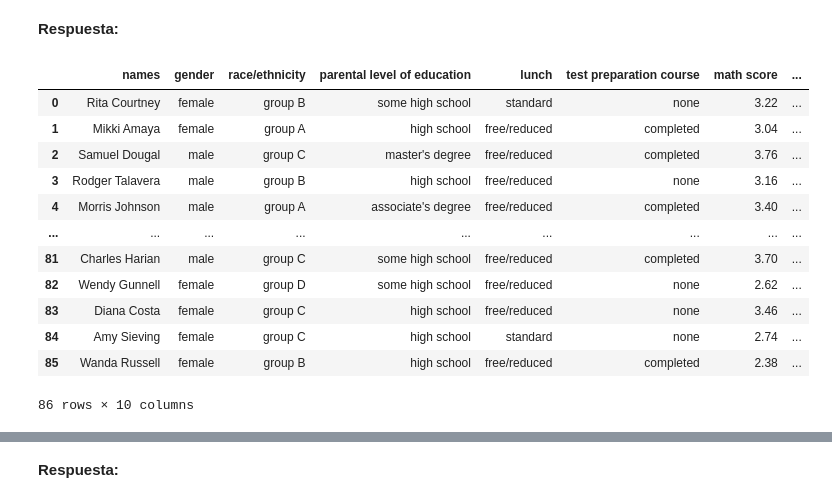
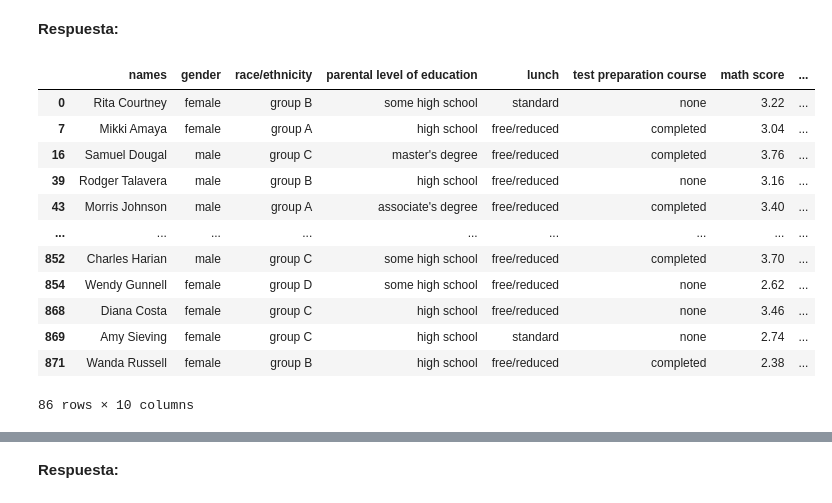
Before and after one commit to mncdsg/Lab3-MDS7202, a Jupyter notebook: Laboratorio3_enunciado.ipynb, the cells around one changed output, grey strips where cells are left out. Drawn from its saved outputs; the diff is of its cells as text; code cells hidden in the pictures.

```diff
--- a/Laboratorio3_enunciado.ipynb
+++ b/Laboratorio3_enunciado.ipynb
@@ -412,0 +510,4 @@ def nota_chilena(dataframe_in, columna):
+# %%
+df_grades = nota_chilena(df_grades.copy(),'math score')
+df_grades = nota_chilena(df_grades.copy(),'reading score')
+df_grades = nota_chilena(df_grades.copy(),'writing score')
@@ -425,7 +539,11 @@ def alumnos_promedio(dataframe_in):
+# %%
+def alumnos_promedio(dataframe_in):
+    dataframe_in['GPA'] = (dataframe_in['math score'] + dataframe_in['reading score'] + dataframe_in['writing score'])/3
+    return(dataframe_in)
 # %% [markdown]
 **Respuesta Esperada:**
 # %%
-df_grades = alumnos_promedio(df_grades)
+df_grades = alumnos_promedio(df_grades.copy())
 df_grades.head()
 # %% [output]
 |  | names | gender | race/ethnicity | parental level of education | lunch | test preparation course | math score | ... |
@@ -457,19 +572,32 @@ def reprobados_destacados(dataframe_in):
+# %%
+def reprobados_destacados(dataframe_in):
+    df_reprobado = dataframe_in[dataframe_in['GPA'] < 4]
+
+    df_R = dataframe_in.copy()
+    df_R.loc[df_reprobado.index,'GPA'] = 'R'
+
+    df_destacados = dataframe_in[(dataframe_in['math score'] > 5.8) &
+                                (dataframe_in['reading score'] > 5.8) &
+                                (dataframe_in['writing score'] > 5.8)
+                                ].sort_values(by=['GPA','math score', 'reading score','writing score'], ascending = False)
+
+    return(df_reprobado, df_R, df_destacados)
 # %%
-dataframe1, dataframe2, dataframe3 = reprobados_destacados(df_grades)
+dataframe1, dataframe2, dataframe3 = reprobados_destacados(df_grades.copy())
 dataframe1
 # %% [output]
 |  | names | gender | race/ethnicity | parental level of education | lunch | test preparation course | math score | ... |
 | 0 | Rita Courtney | female | group B | some high school | standard | none | 3.22 | ... |
-| 1 | Mikki Amaya | female | group A | high school | free/reduced | completed | 3.04 | ... |
-| 2 | Samuel Dougal | male | group C | master's degree | free/reduced | completed | 3.76 | ... |
-| 3 | Rodger Talavera | male | group B | high school | free/reduced | none | 3.16 | ... |
-| 4 | Morris Johnson | male | group A | associate's degree | free/reduced | completed | 3.40 | ... |
+| 7 | Mikki Amaya | female | group A | high school | free/reduced | completed | 3.04 | ... |
+| 16 | Samuel Dougal | male | group C | master's degree | free/reduced | completed | 3.76 | ... |
+| 39 | Rodger Talavera | male | group B | high school | free/reduced | none | 3.16 | ... |
+| 43 | Morris Johnson | male | group A | associate's degree | free/reduced | completed | 3.40 | ... |
 | ... | ... | ... | ... | ... | ... | ... | ... | ... |
-| 81 | Charles Harian | male | group C | some high school | free/reduced | completed | 3.70 | ... |
-| 82 | Wendy Gunnell | female | group D | some high school | free/reduced | none | 2.62 | ... |
-| 83 | Diana Costa | female | group C | high school | free/reduced | none | 3.46 | ... |
-| 84 | Amy Sieving | female | group C | high school | standard | none | 2.74 | ... |
-| 85 | Wanda Russell | female | group B | high school | free/reduced | completed | 2.38 | ... |
+| 852 | Charles Harian | male | group C | some high school | free/reduced | completed | 3.70 | ... |
+| 854 | Wendy Gunnell | female | group D | some high school | free/reduced | none | 2.62 | ... |
+| 868 | Diana Costa | female | group C | high school | free/reduced | none | 3.46 | ... |
+| 869 | Amy Sieving | female | group C | high school | standard | none | 2.74 | ... |
+| 871 | Wanda Russell | female | group B | high school | free/reduced | completed | 2.38 | ... |
 86 rows × 10 columns
 # %%
 dataframe2
```
Also changed, not shown: parts of 16 cells of this notebook.
